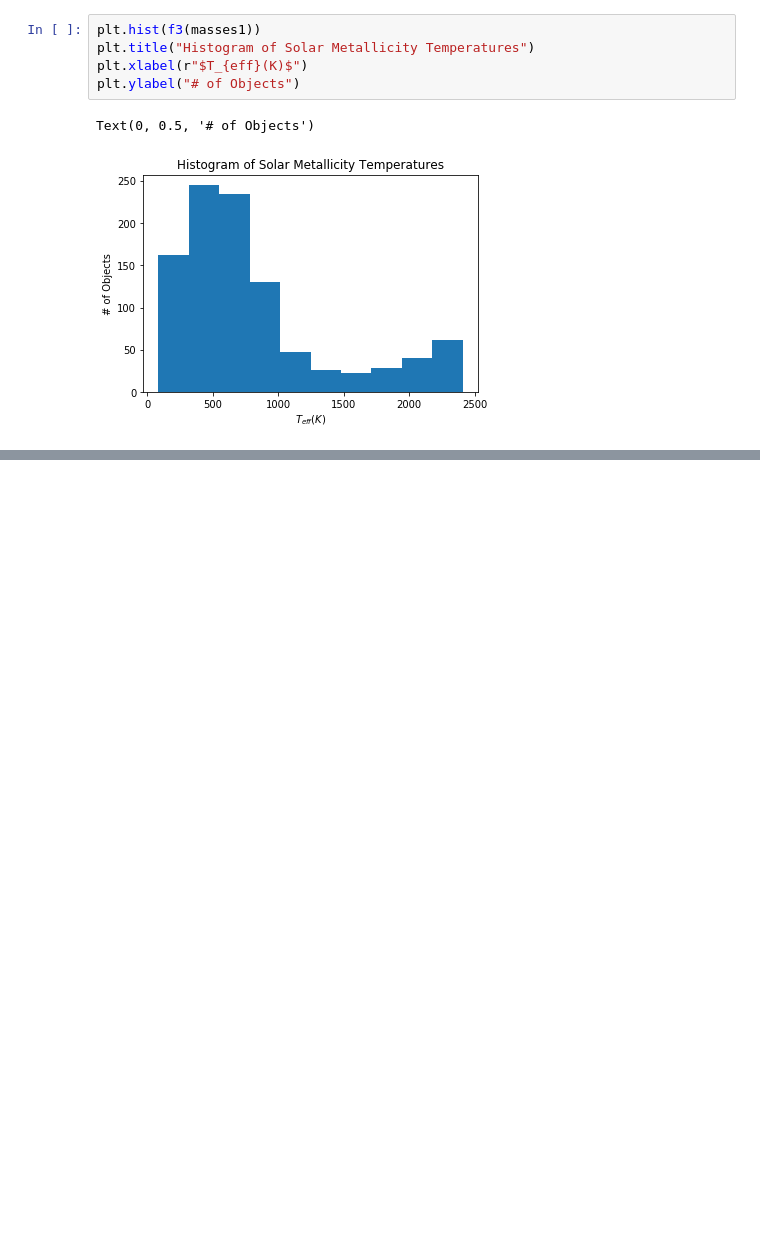
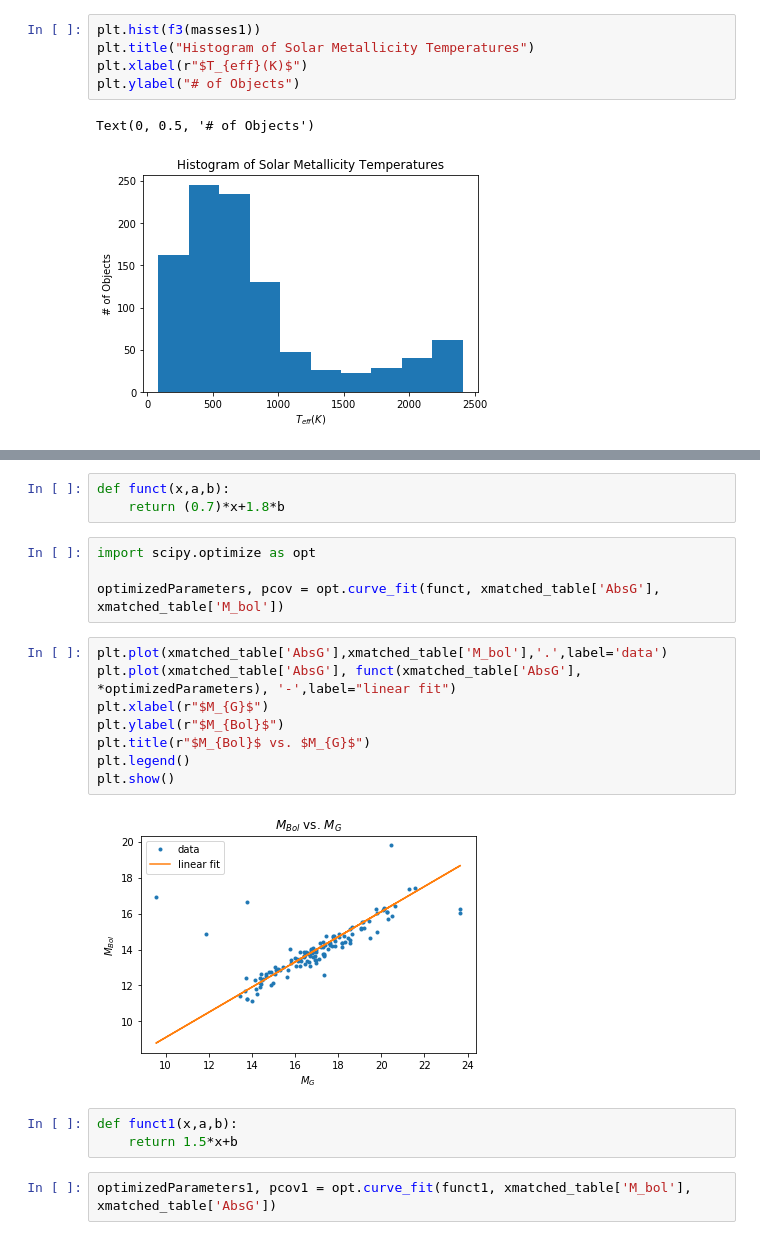
Before and after one commit to dhilligo/BDwarfLumFunction, a Jupyter notebook: GCNS Table Analysis.ipynb, the cells around one changed output, grey strips where cells are left out. Cells and saved outputs as stored; diff of their text form; blank space fills up the shorter version.

```diff
--- a/GCNS Table Analysis.ipynb
+++ b/GCNS Table Analysis.ipynb
@@ -701,0 +742,22 @@ Text(0, 0.5, '# of Objects')
+# %%
+def funct(x,a,b):
+    return (0.7)*x+1.8*b
+# %%
+import scipy.optimize as opt
+
+optimizedParameters, pcov = opt.curve_fit(funct, xmatched_table['AbsG'], xmatched_table['M_bol'])
+# %%
+plt.plot(xmatched_table['AbsG'],xmatched_table['M_bol'],'.',label='data')
+plt.plot(xmatched_table['AbsG'], funct(xmatched_table['AbsG'], *optimizedParameters), '-',label="linear fit")
+plt.xlabel(r"$M_{G}$")
+plt.ylabel(r"$M_{Bol}$")
+plt.title(r"$M_{Bol}$ vs. $M_{G}$")
+plt.legend()
+plt.show()
+# %% [output]
+[figure, added]
+# %%
+def funct1(x,a,b):
+    return 1.5*x+b
+# %%
+optimizedParameters1, pcov1 = opt.curve_fit(funct1, xmatched_table['M_bol'], xmatched_table['AbsG'])
```
Also changed, not shown: parts of 8 cells of this notebook.
